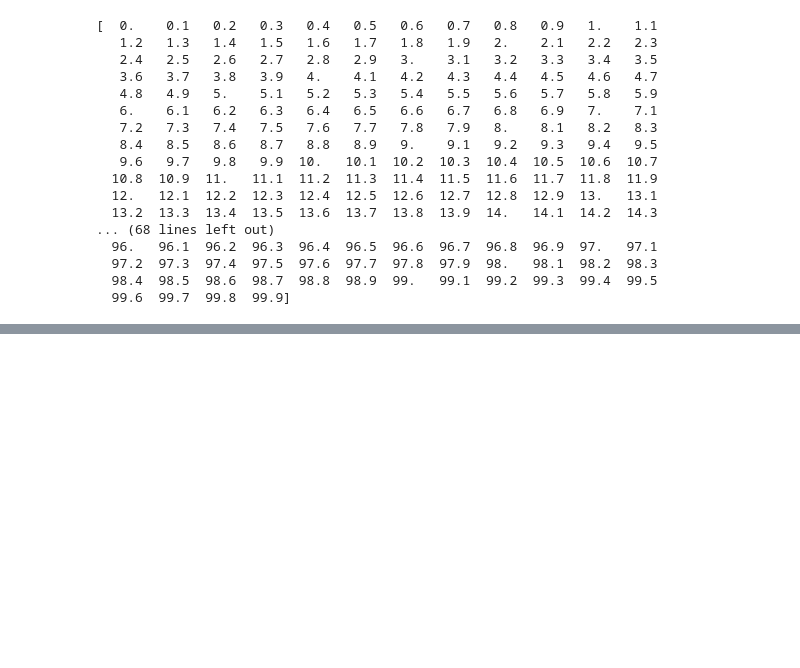
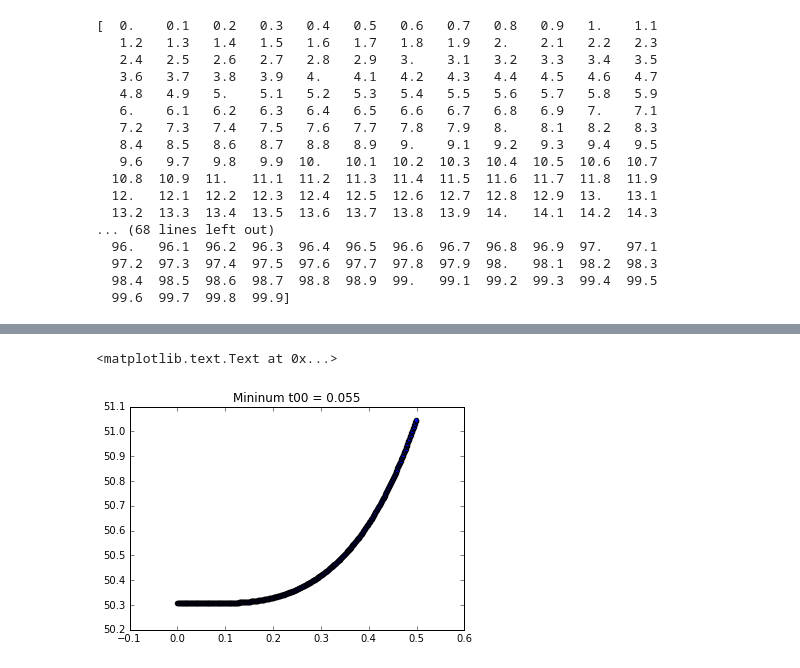
Before and after one commit to zkbt/timingtransits, a Jupyter notebook: letswriteacode.ipynb, the cells around one changed output, grey strips where cells are left out. Drawn from its saved outputs; the diff is of its cells as text; code cells hidden in the pictures; blank space fills up the shorter version.

```diff
--- a/letswriteacode.ipynb
+++ b/letswriteacode.ipynb
@@ -146,0 +148,25 @@ plt.title("Mininum t00 = {}".format(mint00))
+# %%
+plotting = False
+
+
+t00 = np.arange(0.0, 0.5, 0.001)
+chiSq = np.array([])
+for i in t00:
+
+    # set the model t0 to one value of t00
+    params.rp = i
+    modelflux = m.light_curve(params)
+    chiSq = np.append(chiSq, chisqa(simulateddata, modelflux))
+
+    if plotting:
+        plt.plot(times, modelflux, color='orange', linewidth=3)
+        plt.scatter(times, simulateddata)
+        plt.title("t0 = {}, chi^2 = {}".format(i, chiSq[-1]))
+        plt.show()
+plt.scatter(t00, chiSq)
+mint00 = t00[np.argmin(chiSq)]
+#print chiSq
+plt.title("Mininum t00 = {}".format(mint00))
+# %% [output]
+<matplotlib.text.Text at 0x...>
+[figure, added]
```
Also changed, not shown: parts of 2 cells of this notebook, 2 other files.
